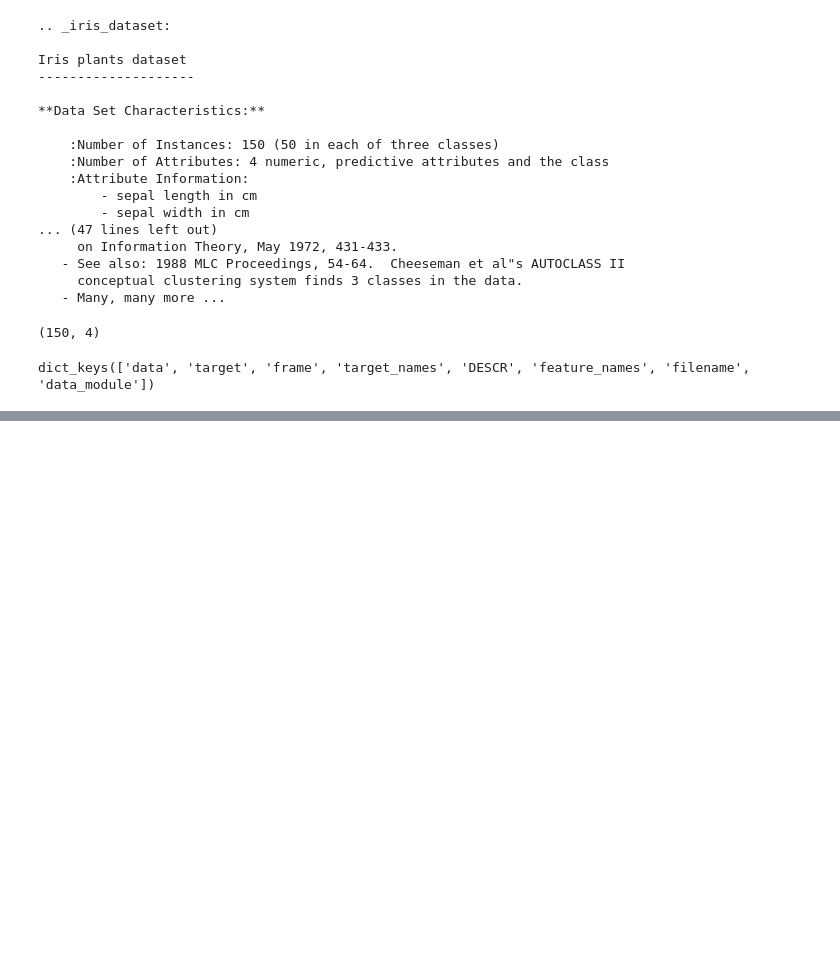
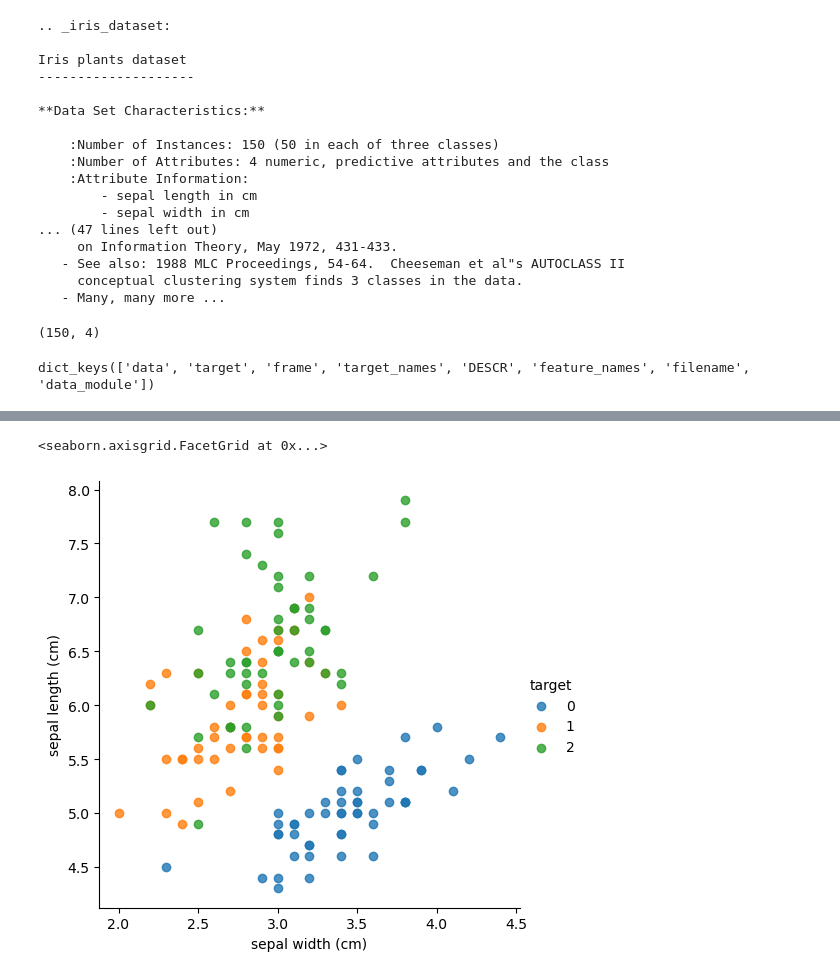
Before and after one commit to pulpo125/habang, a Jupyter notebook: machine_learning/03_머신러닝프로세스_군집화(iris).ipynb, the cells around one changed output, grey strips where cells are left out. Saved outputs shown, nothing was run; the diff lists cells and outputs as text; code cells hidden in the pictures; blank space fills up the shorter version.

```diff
--- a/machine_learning/03_머신러닝프로세스_군집화(iris).ipynb
+++ b/machine_learning/03_머신러닝프로세스_군집화(iris).ipynb
@@ -40,0 +145,6 @@ dict_keys(['data', 'target', 'frame', 'target_names', 'DESCR', 'feature_names',
+# %%
+# feature selections
+sns.lmplot(x='sepal width (cm)', y='sepal length (cm)', hue='target', data=df, fit_reg=False)
+# %% [output]
+<seaborn.axisgrid.FacetGrid at 0x...>
+[figure, added]
```
Also changed, not shown: parts of 17 cells of this notebook.
